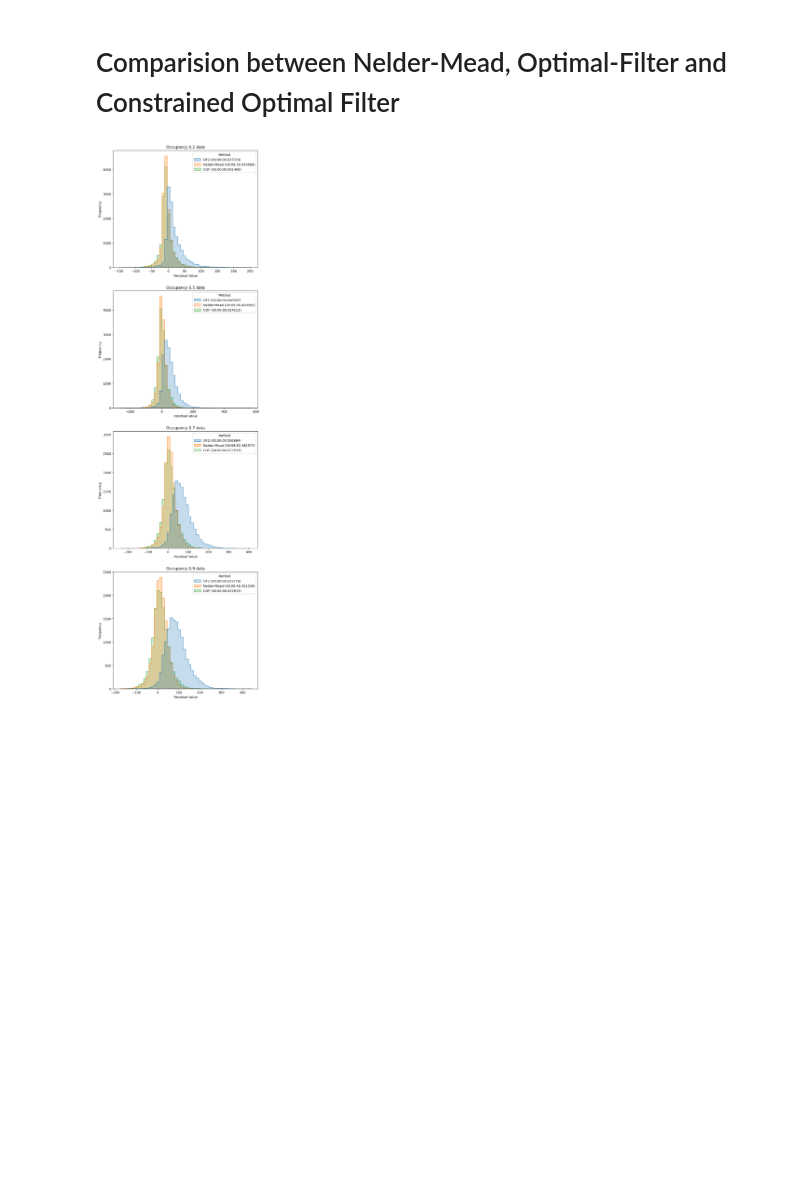
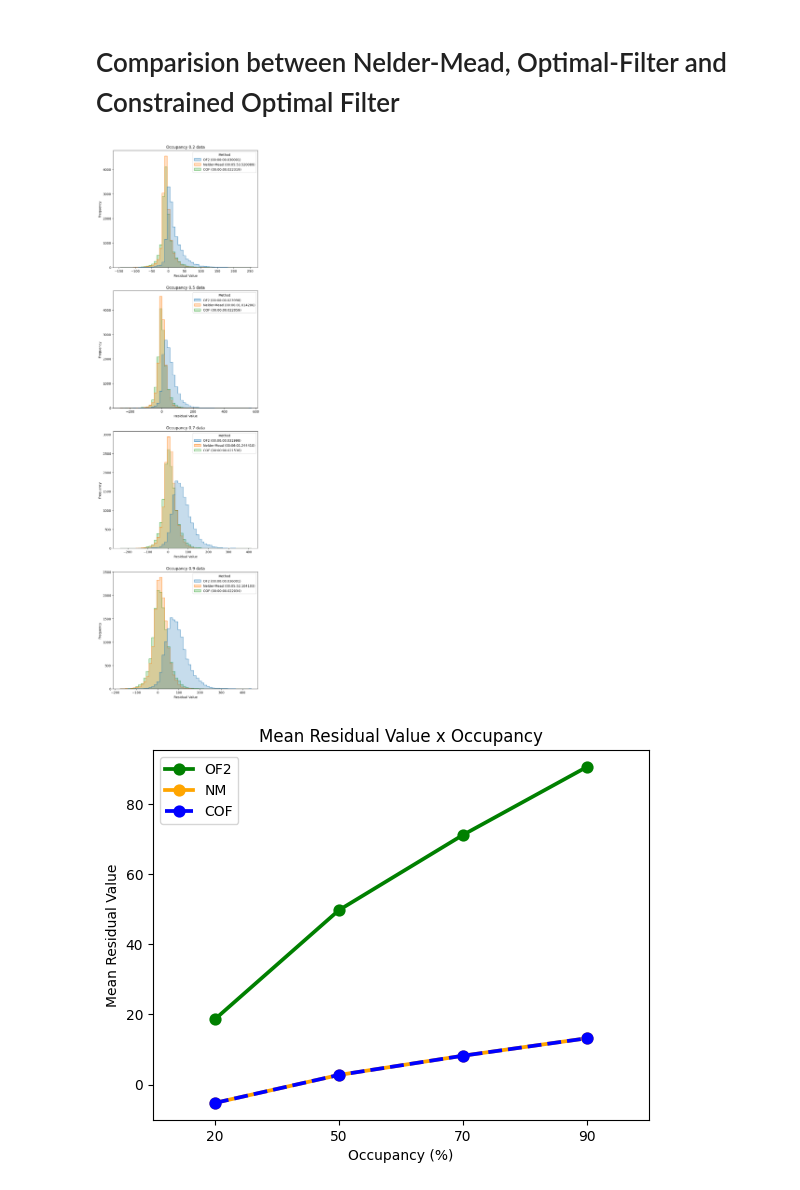
Before and after one commit to nicolasfouv/signal-recovery, a Jupyter notebook: comparison.ipynb, the cells around one changed output. Saved outputs shown, nothing was run; the diff lists cells and outputs as text; code cells hidden in the pictures; blank space fills up the shorter version.

```diff
--- a/comparison.ipynb
+++ b/comparison.ipynb
@@ -246,6 +246,23 @@ def runAlgorithms(data, trainProp, mode, show=False):
     return OF2_residuals, OF2_times, NM_residuals, NM_times, COF_residuals, COF_times
 # %%
 OF2_residuals, OF2_times, NM_residuals, NM_times, COF_residuals, COF_times = runAlgorithms(data, trainSize, mode, show)
+# %%
+cof_means = []
+cof_stds = []
+nm_means = []
+nm_stds = []
+of2_means = []
+of2_stds = []
+occ = [20, 50, 70, 90]
+
+for collum in COF_residuals:
+    cof_means.append(COF_residuals[collum].mean())
+    nm_means.append(NM_residuals[collum].mean())
+    of2_means.append(OF2_residuals[collum].mean())
+
+    cof_stds.append(COF_residuals[collum].std())
+    nm_stds.append(NM_residuals[collum].std())
+    of2_stds.append(OF2_residuals[collum].std())
 # %%
 fig, ax = plt.subplots(nrows = 4, ncols = 1, figsize = (8, 30))
 
@@ -253,30 +270,47 @@ results0_2 = pd.concat([pd.DataFrame({"Residual Value": np.array(OF2_residuals["
                        pd.DataFrame({"Residual Value": np.array(NM_residuals["occ0_2"]), "Method": f"Nelder-Mead ({NM_times["occ0_2"][0][7:]})"}),
                        pd.DataFrame({"Residual Value": np.array(COF_residuals["occ0_2"]), "Method": f"COF ({COF_times["occ0_2"][0][7:]})"})])
 sns.histplot(data = results0_2, hue = "Method", x = "Residual Value", bins = 50, ax = ax[0], element="step")
 ax[0].set_ylabel("Frequency")
 ax[0].set_title("Occupancy 0.2 data")
 
 results0_5 = pd.concat([pd.DataFrame({"Residual Value": np.array(OF2_residuals["occ0_5"]), "Method": f"OF2 ({OF2_times["occ0_5"][0][7:]})"}),
                        pd.DataFrame({"Residual Value": np.array(NM_residuals["occ0_5"]), "Method": f"Nelder-Mead ({NM_times["occ0_5"][0][7:]})"}),
                        pd.DataFrame({"Residual Value": np.array(COF_residuals["occ0_5"]), "Method": f"COF ({COF_times["occ0_5"][0][7:]})"})])
 sns.histplot(data = results0_5, hue = "Method", x = "Residual Value", bins = 50, ax = ax[1], element="step")
 ax[1].set_ylabel("Frequency")
 ax[1].set_title("Occupancy 0.5 data")
 
 results0_7 = pd.concat([pd.DataFrame({"Residual Value": np.array(OF2_residuals["occ0_7"]), "Method": f"OF2 ({OF2_times["occ0_7"][0][7:]})"}),
                        pd.DataFrame({"Residual Value": np.array(NM_residuals["occ0_7"]), "Method": f"Nelder-Mead ({NM_times["occ0_7"][0][7:]})"}),
                        pd.DataFrame({"Residual Value": np.array(COF_residuals["occ0_7"]), "Method": f"COF ({COF_times["occ0_7"][0][7:]})"})])
 sns.histplot(data = results0_7, hue = "Method", x = "Residual Value", bins = 50, ax = ax[2], element="step")
 ax[2].set_ylabel("Frequency")
 ax[2].set_title("Occupancy 0.7 data")
 
 results0_9 = pd.concat([pd.DataFrame({"Residual Value": np.array(OF2_residuals["occ0_9"]), "Method": f"OF2 ({OF2_times["occ0_9"][0][7:]})"}),
                        pd.DataFrame({"Residual Value": np.array(NM_residuals["occ0_9"]), "Method": f"Nelder-Mead ({NM_times["occ0_9"][0][7:]})"}),
                        pd.DataFrame({"Residual Value": np.array(COF_residuals["occ0_9"]), "Method": f"COF ({COF_times["occ0_9"][0][7:]})"})])
 sns.histplot(data = results0_9, hue = "Method", x = "Residual Value", bins = 50, ax = ax[3], element="step")
 ax[3].set_ylabel("Frequency")
 ax[3].set_title("Occupancy 0.9 data")
 
 plt.show()
+
+sns.pointplot(x=occ, y=of2_means, color='green', label='OF2')
+sns.pointplot(x=occ, y=nm_means, color='orange', label='NM', linestyles='-')
+sns.pointplot(x=occ, y=cof_means, color='blue', label='COF', linestyles='--')
+plt.xlabel("Occupancy (%)")
+plt.ylabel("Mean Residual Value")
+plt.title("Mean Residual Value x Occupancy")
+plt.show()
+
+sns.pointplot(x=occ, y=of2_stds, color='green', label='OF2')
+sns.pointplot(x=occ, y=nm_stds, color='orange', label='NM')
+sns.pointplot(x=occ, y=cof_stds, color='blue', label='COF')
+plt.xlabel("Occupancy (%)")
+plt.ylabel("Standard Deviation of Residual Value")
+plt.title("Standard Deviation of Residual Value x Occupancy")
+plt.show()
 # %% [output]
 [figure]
+[figure, added]
```
Also changed, not shown: parts of 1 cell of this notebook.
